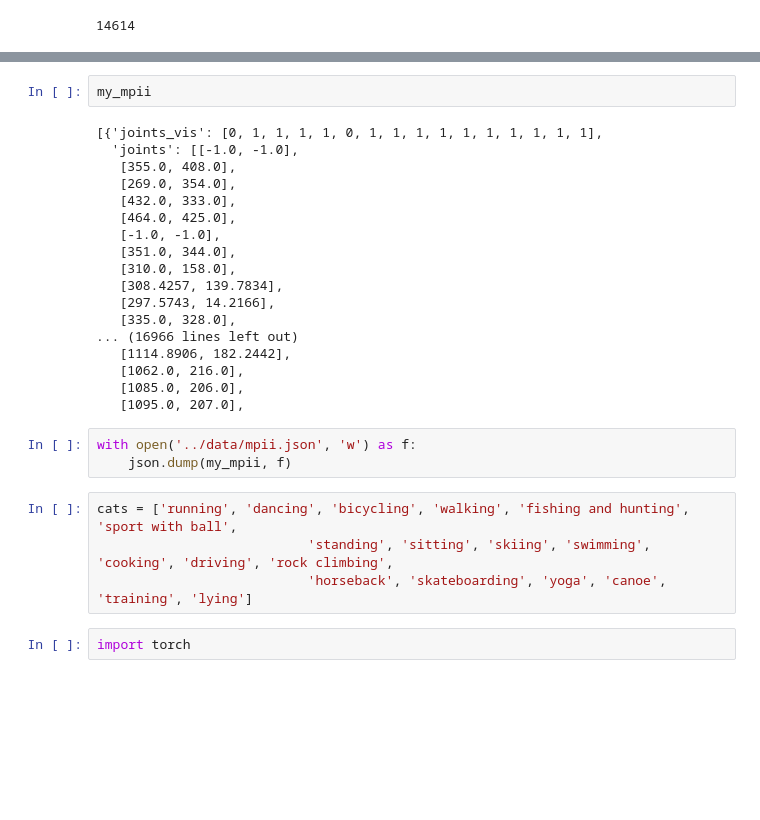
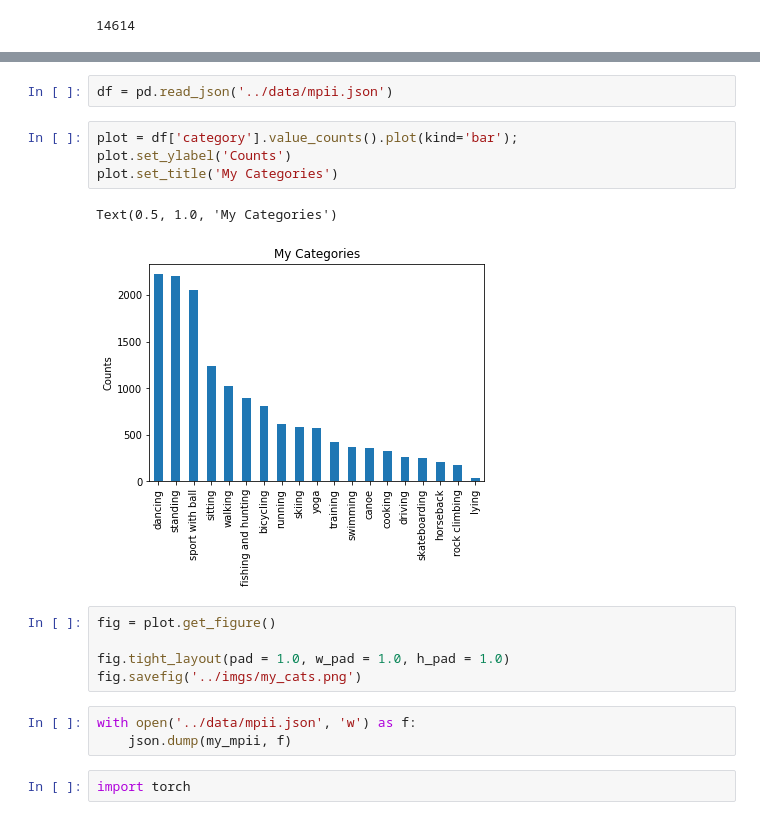
Before and after one commit to TayaPenskaya/Diploma, a Jupyter notebook: text2pose/scripts/preparing_mpii.ipynb, the cells around one changed output, grey strips where cells are left out. Drawn from its saved outputs; the diff is of its cells as text; blank space fills up the shorter version.

```diff
--- a/text2pose/scripts/preparing_mpii.ipynb
+++ b/text2pose/scripts/preparing_mpii.ipynb
@@ -139,30 +144,20 @@ len(my_mpii)
 # %%
-my_mpii
+df = pd.read_json('../data/mpii.json')
-# %% [output]
-[{'joints_vis': [0, 1, 1, 1, 1, 0, 1, 1, 1, 1, 1, 1, 1, 1, 1, 1],
-  'joints': [[-1.0, -1.0],
-   [355.0, 408.0],
-   [269.0, 354.0],
-   [432.0, 333.0],
-   [464.0, 425.0],
-   [-1.0, -1.0],
-   [351.0, 344.0],
-   [310.0, 158.0],
-   [308.4257, 139.7834],
-   [297.5743, 14.2166],
-   [335.0, 328.0],
-... (16966 lines left out)
-   [1114.8906, 182.2442],
-   [1062.0, 216.0],
-   [1085.0, 206.0],
-   [1095.0, 207.0],
+# %%
+plot = df['category'].value_counts().plot(kind='bar');
+plot.set_ylabel('Counts')
+plot.set_title('My Categories')
+# %% [output]
+Text(0.5, 1.0, 'My Categories')
+[figure, added]
+# %%
+fig = plot.get_figure()
+
+fig.tight_layout(pad = 1.0, w_pad = 1.0, h_pad = 1.0)
+fig.savefig('../imgs/my_cats.png')
 # %%
 with open('../data/mpii.json', 'w') as f:
     json.dump(my_mpii, f)
-# %%
-cats = ['running', 'dancing', 'bicycling', 'walking', 'fishing and hunting', 'sport with ball',
-                           'standing', 'sitting', 'skiing', 'swimming', 'cooking', 'driving', 'rock climbing',
-                           'horseback', 'skateboarding', 'yoga', 'canoe', 'training', 'lying']
 # %%
 import torch
 # %%
```
Also changed, not shown: parts of 4 cells of this notebook, 5 other files.
